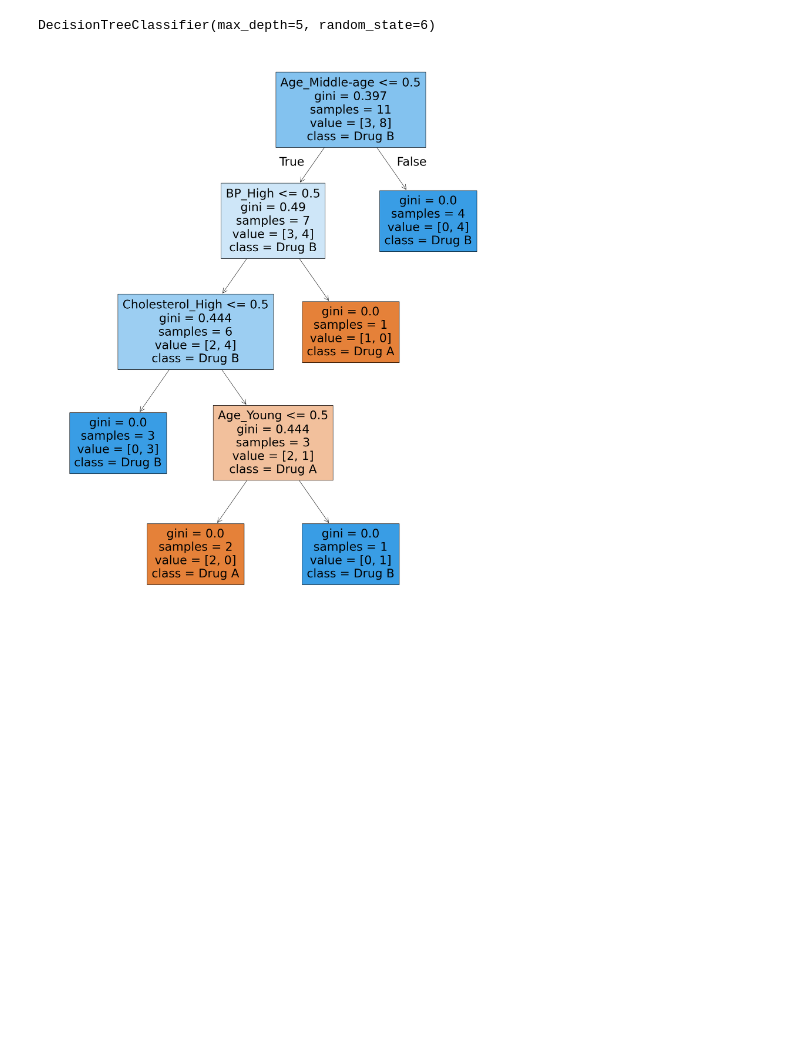
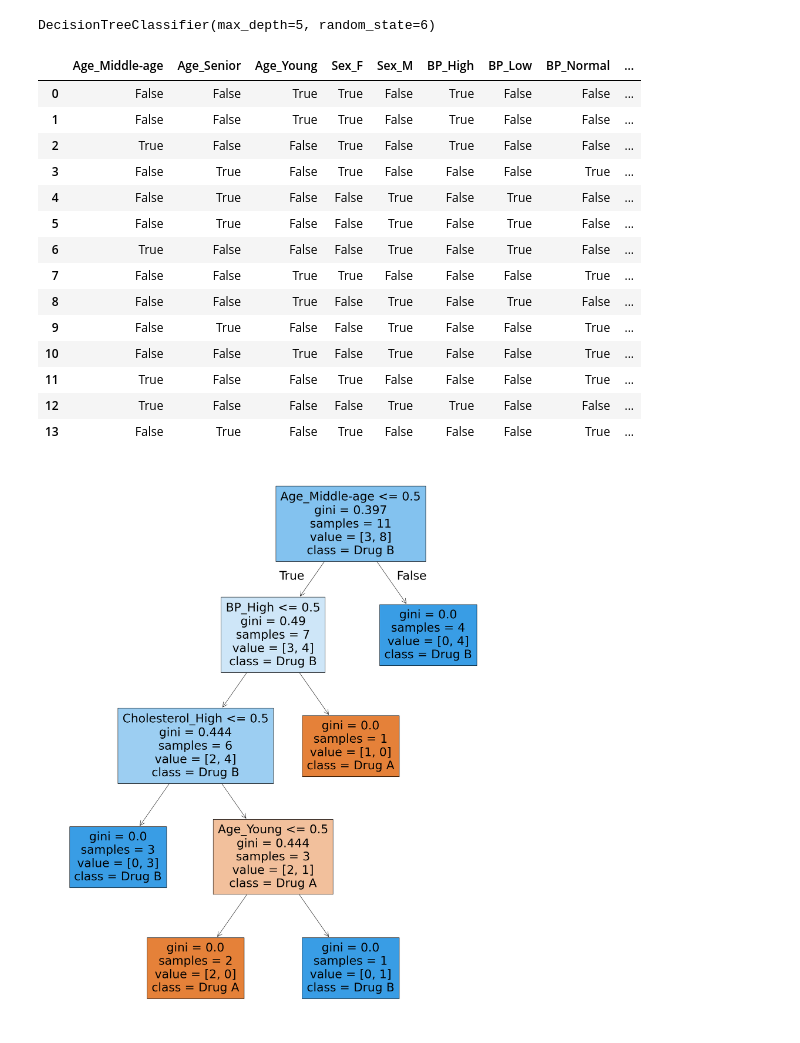
Before and after one commit to MarcoAxel/DescisionTree-Entropy-informationGain-Calculator, a Jupyter notebook: Entropy Calculator/DecisionTreeGenerating.ipynb, the cells around one changed output. Saved outputs shown, nothing was run; the diff lists cells and outputs as text; code cells hidden in the pictures; blank space fills up the shorter version.

```diff
--- a/Entropy Calculator/DecisionTreeGenerating.ipynb
+++ b/Entropy Calculator/DecisionTreeGenerating.ipynb
@@ -30,6 +30,24 @@ clf = DecisionTreeClassifier(random_state = 6,max_depth = 5)
 clf.fit(x_train, y_train)
 # %% [output]
 DecisionTreeClassifier(max_depth=5, random_state=6)
+# %%
+x
+# %% [output]
+|  | Age_Middle-age | Age_Senior | Age_Young | Sex_F | Sex_M | BP_High | BP_Low | BP_Normal | ... |
+| 0 | False | False | True | True | False | True | False | False | ... |
+| 1 | False | False | True | True | False | True | False | False | ... |
+| 2 | True | False | False | True | False | True | False | False | ... |
+| 3 | False | True | False | True | False | False | False | True | ... |
+| 4 | False | True | False | False | True | False | True | False | ... |
+| 5 | False | True | False | False | True | False | True | False | ... |
+| 6 | True | False | False | False | True | False | True | False | ... |
+| 7 | False | False | True | True | False | False | False | True | ... |
+| 8 | False | False | True | False | True | False | True | False | ... |
+| 9 | False | True | False | False | True | False | False | True | ... |
+| 10 | False | False | True | False | True | False | False | True | ... |
+| 11 | True | False | False | True | False | False | False | True | ... |
+| 12 | True | False | False | False | True | True | False | False | ... |
+| 13 | False | True | False | True | False | False | False | True | ... |
 # %%
 fig = plt.figure(figsize=(25,30))
 _ = tree.plot_tree(clf,
```
Also changed, not shown: 1 other file.
